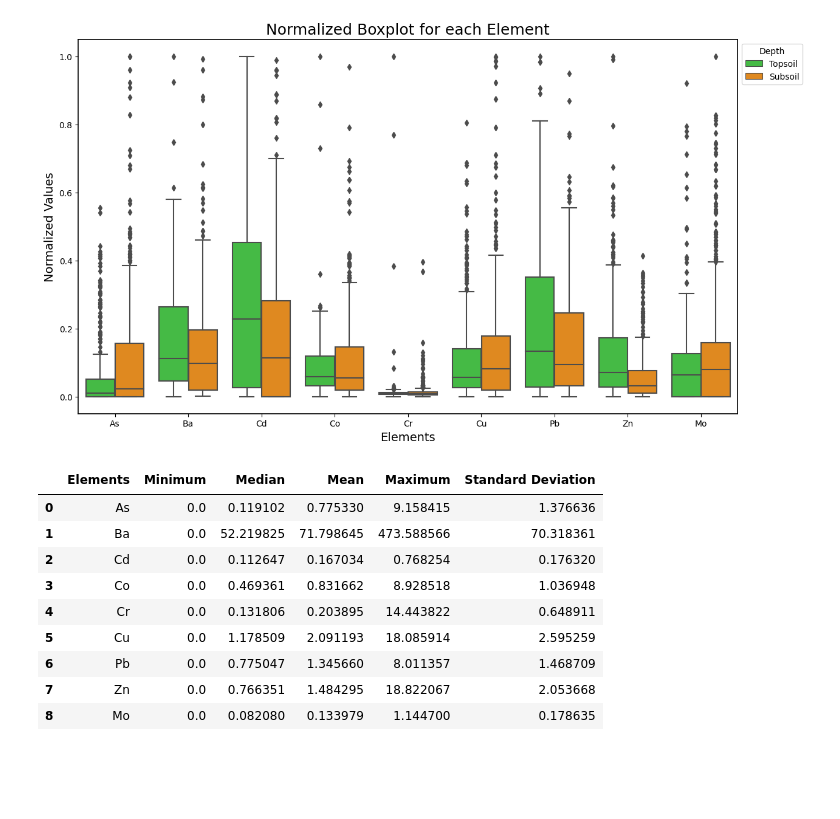
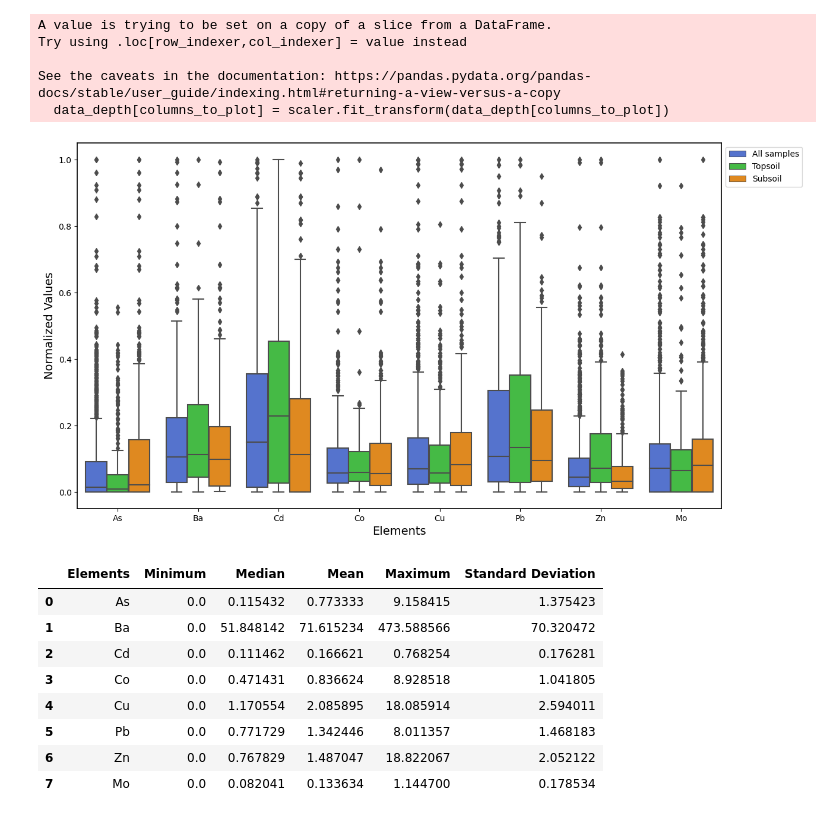
Before and after one commit to angelomaia/discretization-soil-spectroscopy, a Jupyter notebook: contents_data_analysis.ipynb, the cells around one changed output. Saved outputs shown, nothing was run; the diff lists cells and outputs as text; code cells hidden in the pictures; blank space fills up the shorter version.

```diff
--- a/contents_data_analysis.ipynb
+++ b/contents_data_analysis.ipynb
@@ -7,7 +7,8 @@ from sklearn.preprocessing import MinMaxScaler
 # %%
 data = pd.read_csv('K:/Google Drive/DOUTORADO/Tese 2.0/Chapter I/KELLOGs/dataset.csv')
 
-columns_to_plot = ['As', 'Ba', 'Cd', 'Co', 'Cr', 'Cu', 'Pb', 'Zn', 'Mo']
+#columns_to_plot = ['As', 'Ba', 'Cd', 'Co', 'Cr', 'Cu', 'Pb', 'Zn', 'Mo']
+columns_to_plot = ['As', 'Ba', 'Cd', 'Co', 'Cu', 'Pb', 'Zn', 'Mo']
 
 for col in columns_to_plot:
     data = data.sort_values(by=col,ascending=False)
@@ -72,39 +116,36 @@ ax
+# %%
+data_plot['depth'] = 'All samples'
+data_depth[columns_to_plot] = scaler.fit_transform(data_depth[columns_to_plot])
+
+data_melted = pd.concat([pd.melt(data_plot, id_vars=['depth'], value_vars=columns_to_plot, var_name='Variable', value_name='Value'),
+                         pd.melt(data_depth, id_vars=['depth'], value_vars=columns_to_plot, var_name='Variable', value_name='Value')],
+                        axis=0)
+# %% [output]
+A value is trying to be set on a copy of a slice from a DataFrame.
+Try using .loc[row_indexer,col_indexer] = value instead
+
+See the caveats in the documentation: https://pandas.pydata.org/pandas-docs/stable/user_guide/indexing.html#returning-a-view-versus-a-copy
+  data_depth[columns_to_plot] = scaler.fit_transform(data_depth[columns_to_plot])
 # %%
-#data = pd.read_csv('K:/Google Drive/DOUTORADO/Tese 2.0/Chapter I/KELLOGs/dataset.csv')
-subsoil = pd.read_csv('subsoil.csv', header=None)
-topsoil = pd.read_csv('topsoil.csv', header=None)
-
-data['depth'] = 'None'
-data.loc[data['id.layer_uuid_c'].isin(subsoil[0]), 'depth'] = 'Subsoil'
-data.loc[data['id.layer_uuid_c'].isin(topsoil[0]), 'depth'] = 'Topsoil'
-data_depth = data[data['depth'] != 'None']
-
-#for col in columns_to_plot:
-#    data = data.sort_values(by=col,ascending=False)
-#    data = data[5:]
-
-data_plot = data_depth.copy()
-
-scaler = MinMaxScaler(feature_range=(0, 1))
-data_plot[columns_to_plot] = scaler.fit_transform(data_plot[columns_to_plot])
-
-data_melted = pd.melt(data_plot, id_vars=['depth'], value_vars=columns_to_plot, var_name='Variable', value_name='Value')
-
 plt.figure(figsize=(14, 8))
 ax = sns.boxplot(data=data_melted,
                 x='Variable',
                 y='Value',
                 hue='depth',
                 orient='v',
-                palette = ["limegreen", "darkorange"],
-                hue_order=['Topsoil','Subsoil'])
-ax.set_title('Normalized Boxplot for each Element', fontsize=18)
+                palette = ["royalblue","limegreen", "darkorange"],
+                hue_order=['All samples','Topsoil','Subsoil'])
+#ax.set_title(' ', fontsize=18)
 ax.set_ylabel('Normalized Values', fontsize=14)
 ax.set_xlabel('Elements', fontsize=14)
-plt.legend(title='Depth', loc='upper left', bbox_to_anchor=(1, 1))
+plt.legend(loc='upper left', bbox_to_anchor=(1, 1))
+
+plt.savefig('merged_boxplot.png',
+           dpi=300, bbox_inches='tight')
+
 plt.show()
 # %% [output]
-[figure, old version]
+[figure, new version]
 # %%
 descriptive = pd.DataFrame(data[columns_to_plot].describe())
 columns = descriptive.index.tolist()
@@ -113,16 +154,15 @@ descriptive.columns = ['Elements'] + columns
 descriptive.drop(columns=['count','25%','75%'], inplace=True)
 descriptive.columns = ['Elements', 'Mean', 'Standard Deviation', 'Minimum', 'Median', 'Maximum']
 descriptive = descriptive[['Elements', 'Minimum', 'Median', 'Mean', 'Maximum', 'Standard Deviation']]
-descriptive.to_csv('descriptive_analysis.csv')
+#descriptive.to_csv('descriptive_analysis.csv', index=False)
 descriptive
 # %% [output]
 |  | Elements | Minimum | Median | Mean | Maximum | Standard Deviation |
-| 0 | As | 0.0 | 0.119102 | 0.775330 | 9.158415 | 1.376636 |
-| 1 | Ba | 0.0 | 52.219825 | 71.798645 | 473.588566 | 70.318361 |
-| 2 | Cd | 0.0 | 0.112647 | 0.167034 | 0.768254 | 0.176320 |
-| 3 | Co | 0.0 | 0.469361 | 0.831662 | 8.928518 | 1.036948 |
-| 4 | Cr | 0.0 | 0.131806 | 0.203895 | 14.443822 | 0.648911 |
-| 5 | Cu | 0.0 | 1.178509 | 2.091193 | 18.085914 | 2.595259 |
-| 6 | Pb | 0.0 | 0.775047 | 1.345660 | 8.011357 | 1.468709 |
-| 7 | Zn | 0.0 | 0.766351 | 1.484295 | 18.822067 | 2.053668 |
-| 8 | Mo | 0.0 | 0.082080 | 0.133979 | 1.144700 | 0.178635 |
+| 0 | As | 0.0 | 0.115432 | 0.773333 | 9.158415 | 1.375423 |
+| 1 | Ba | 0.0 | 51.848142 | 71.615234 | 473.588566 | 70.320472 |
+| 2 | Cd | 0.0 | 0.111462 | 0.166621 | 0.768254 | 0.176281 |
+| 3 | Co | 0.0 | 0.471431 | 0.836624 | 8.928518 | 1.041805 |
+| 4 | Cu | 0.0 | 1.170554 | 2.085895 | 18.085914 | 2.594011 |
+| 5 | Pb | 0.0 | 0.771729 | 1.342446 | 8.011357 | 1.468183 |
+| 6 | Zn | 0.0 | 0.767829 | 1.487047 | 18.822067 | 2.052122 |
+| 7 | Mo | 0.0 | 0.082041 | 0.133634 | 1.144700 | 0.178534 |
```
Also changed, not shown: parts of 19 cells of this notebook, 1 other file.
